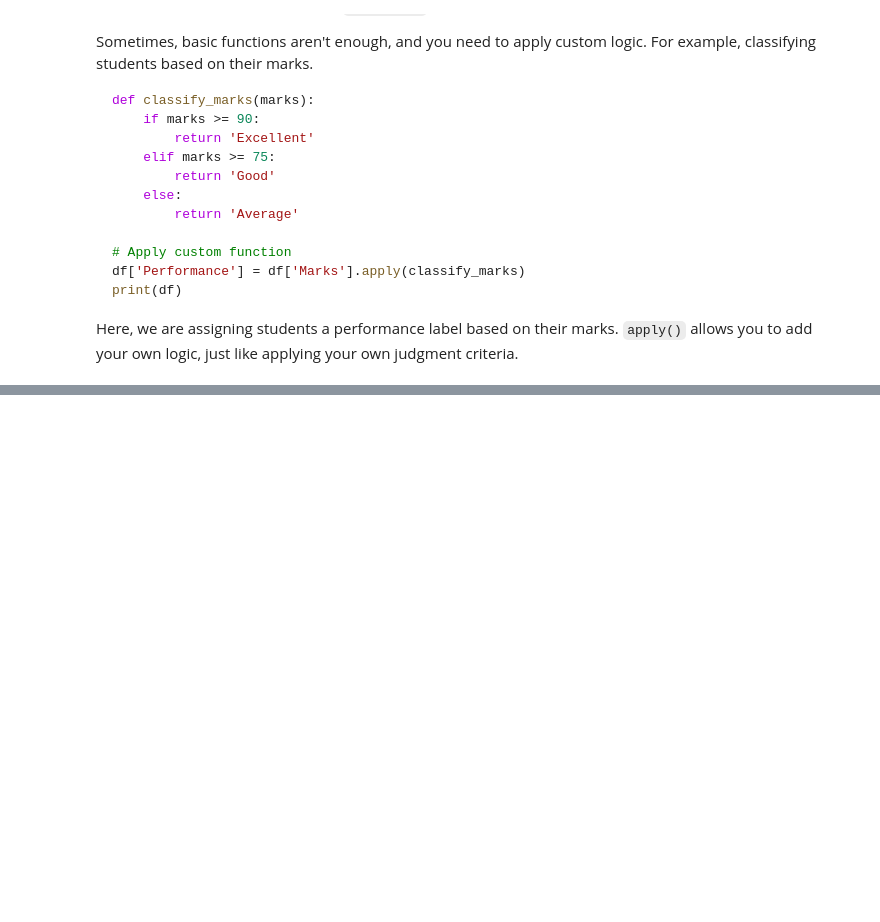
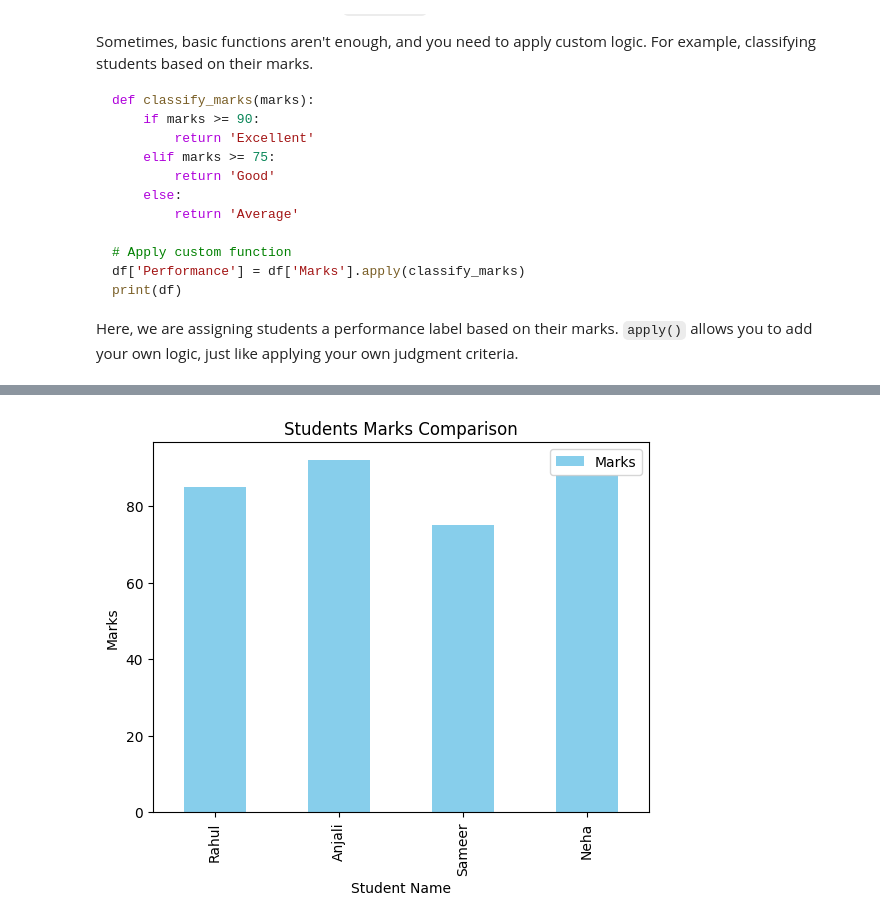
Before and after one commit to rubydamodar/The-Ultimate-Pandas-Bootcamp, a Jupyter notebook: Basic to Advance Data Frame/BtoA-Pandas-Dataframe.ipynb, the cells around one changed output, grey strips where cells are left out. Saved outputs shown, nothing was run; the diff lists cells and outputs as text; code cells hidden in the pictures; blank space fills up the shorter version.

Commit message:
DataFrame Operations
These are some of the more advanced DataFrame operations in Pandas

Co-Authored-By: jiwooverse <184836366+jiwooverse@users.noreply.github.com>

```diff
--- a/Basic to Advance Data Frame/BtoA-Pandas-Dataframe.ipynb
+++ b/Basic to Advance Data Frame/BtoA-Pandas-Dataframe.ipynb
@@ -866,0 +1112,16 @@ Here, we are assigning students a performance label based on their marks. `apply
+# %%
+import matplotlib.pyplot as plt
+
+df = pd.DataFrame({
+    'Name': ['Rahul', 'Anjali', 'Sameer', 'Neha'],
+    'Marks': [85, 92, 75, 88]
+})
+
+# Plotting marks
+df.plot(kind='bar', x='Name', y='Marks', color='skyblue')
+plt.title('Students Marks Comparison')
+plt.xlabel('Student Name')
+plt.ylabel('Marks')
+plt.show()
+# %% [output]
+[figure, added]
```
Also changed, not shown: parts of 42 cells of this notebook.
